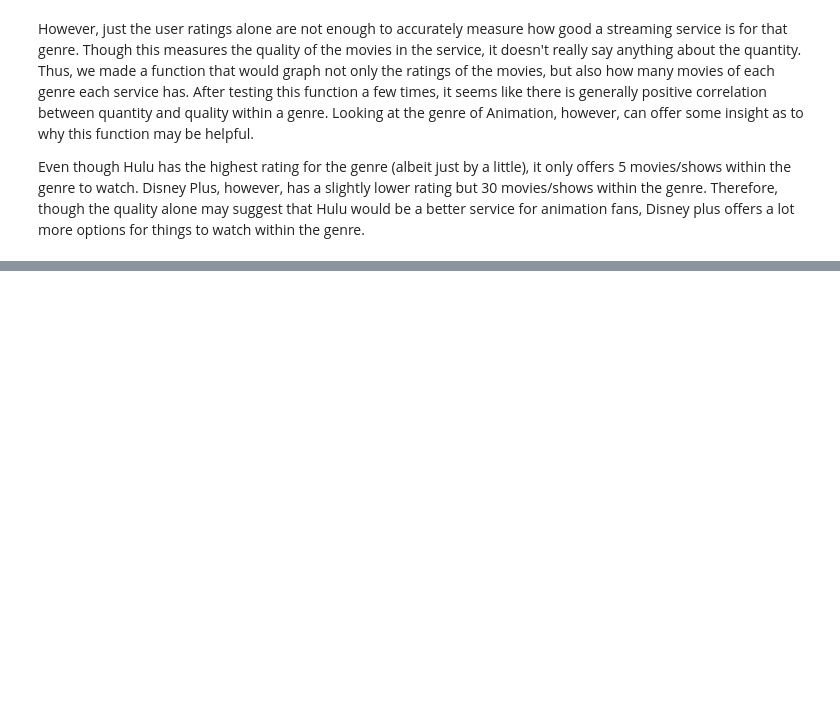
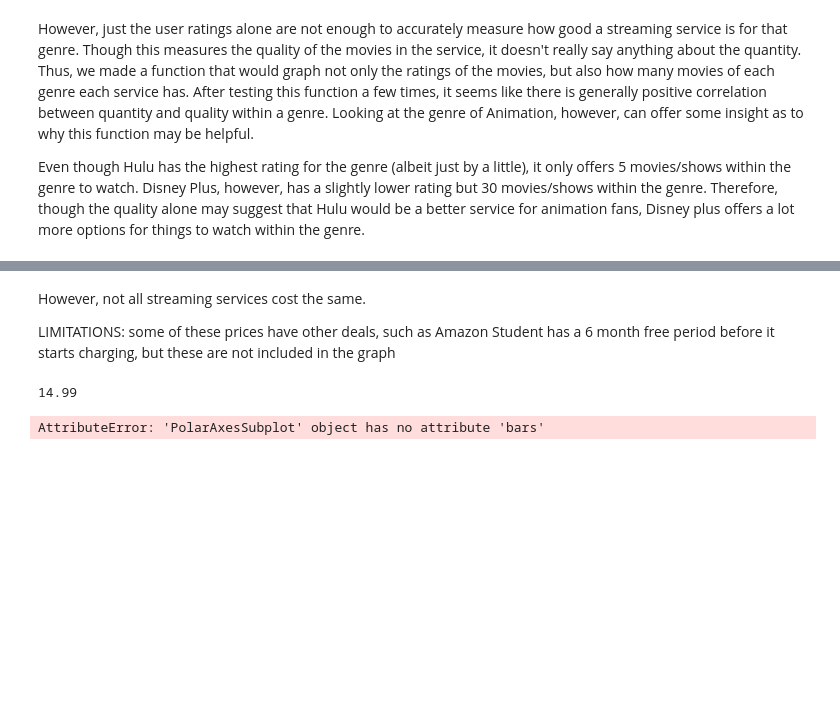
Before and after one commit to olincollege/superior-streaming-service, a Jupyter notebook: superior-movie-service.ipynb, the cells around one changed output, grey strips where cells are left out. Cells and saved outputs as stored; diff of their text form; code cells hidden in the pictures; blank space fills up the shorter version.

```diff
--- a/superior-movie-service.ipynb
+++ b/superior-movie-service.ipynb
@@ -65,0 +73,11 @@ No Animation movies found in Amazon Prime
+# %% [markdown]
+However, not all streaming services cost the same.
+
+LIMITATIONS: some of these prices have other deals, such as Amazon Student has a 6 month free period before it starts charging, but these are not included in the graph
+# %%
+import api
+api.circular_barplot_prices(student=False)
+# %% [output]
+14.99
+AttributeError: 'PolarAxesSubplot' object has no attribute 'bars'
+[figure, added]
```
Also changed, not shown: parts of 3 cells of this notebook, 1 other file.
